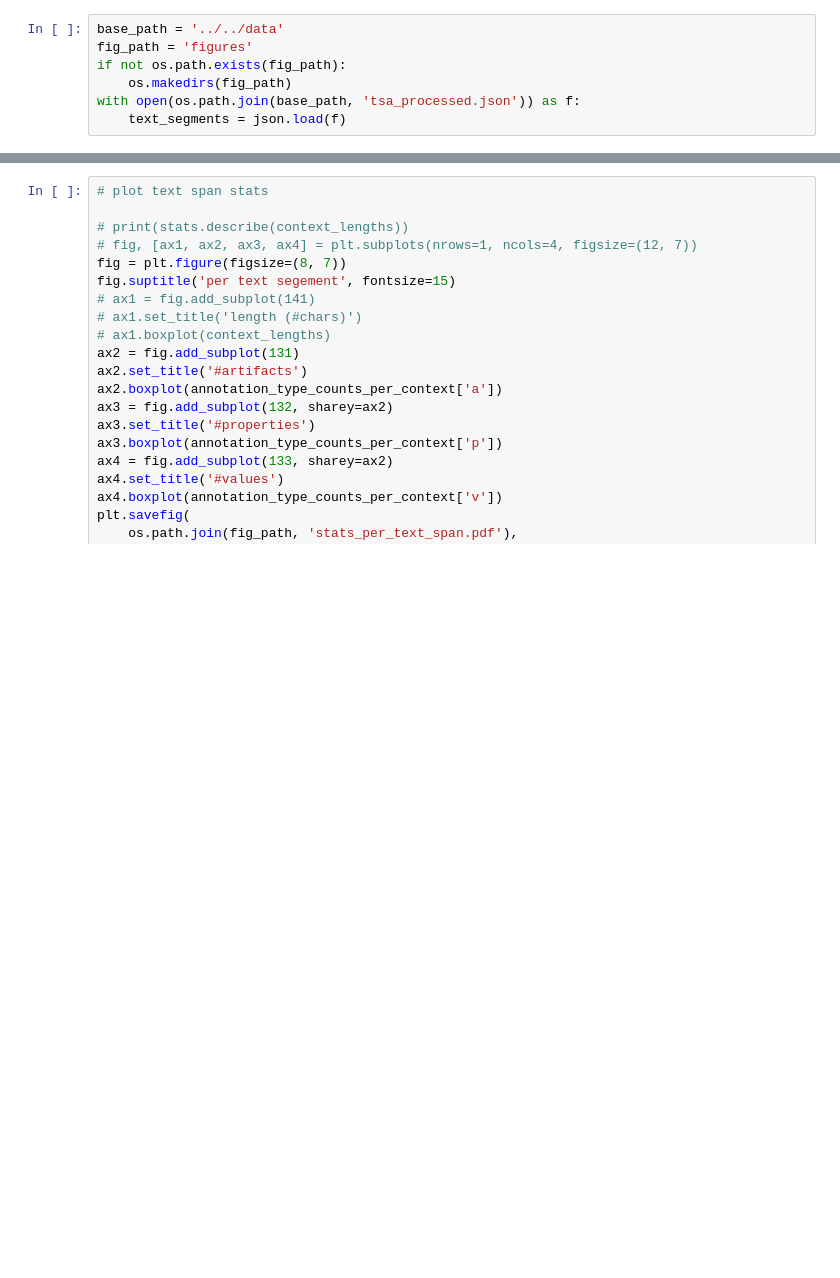
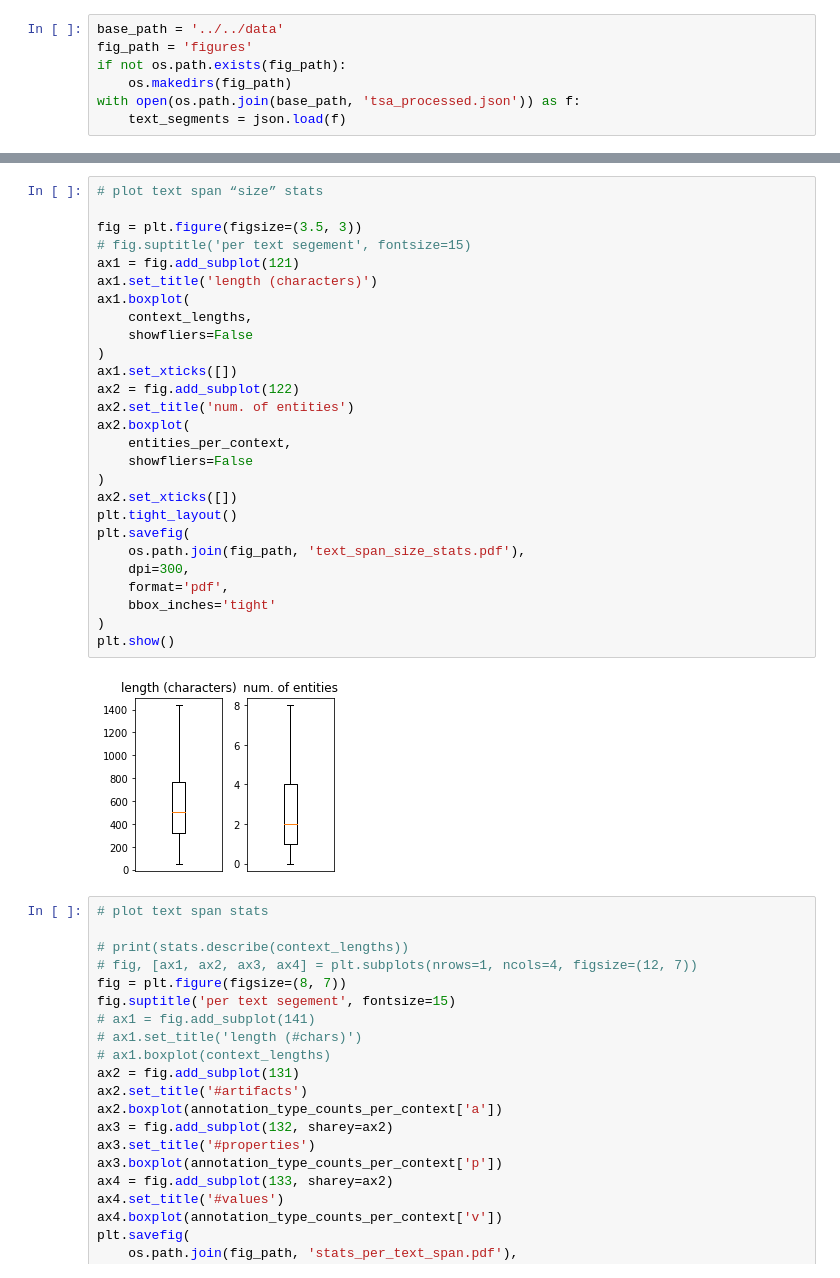
Before and after one commit to IllDepence/hyperpie, a Jupyter notebook: code/data_analysis/annot_stats.ipynb, the cells around one changed output, grey strips where cells are left out. Drawn from its saved outputs; the diff is of its cells as text; blank space fills up the shorter version.

```diff
--- a/code/data_analysis/annot_stats.ipynb
+++ b/code/data_analysis/annot_stats.ipynb
@@ -134,3 +180,32 @@ for txt_seg in text_segments:
+# %%
+# plot text span “size” stats
+
+fig = plt.figure(figsize=(3.5, 3))
+# fig.suptitle('per text segement', fontsize=15)
+ax1 = fig.add_subplot(121)
+ax1.set_title('length (characters)')
+ax1.boxplot(
+    context_lengths,
+    showfliers=False
+)
+ax1.set_xticks([])
+ax2 = fig.add_subplot(122)
+ax2.set_title('num. of entities')
+ax2.boxplot(
+    entities_per_context,
+    showfliers=False
+)
+ax2.set_xticks([])
+plt.tight_layout()
+plt.savefig(
+    os.path.join(fig_path, 'text_span_size_stats.pdf'),
+    dpi=300,
+    format='pdf',
+    bbox_inches='tight'
+)
+plt.show()
+# %% [output]
+[figure, added]
 # %%
 # plot text span stats
 
```
Also changed, not shown: parts of 8 cells of this notebook, 27 other files.
